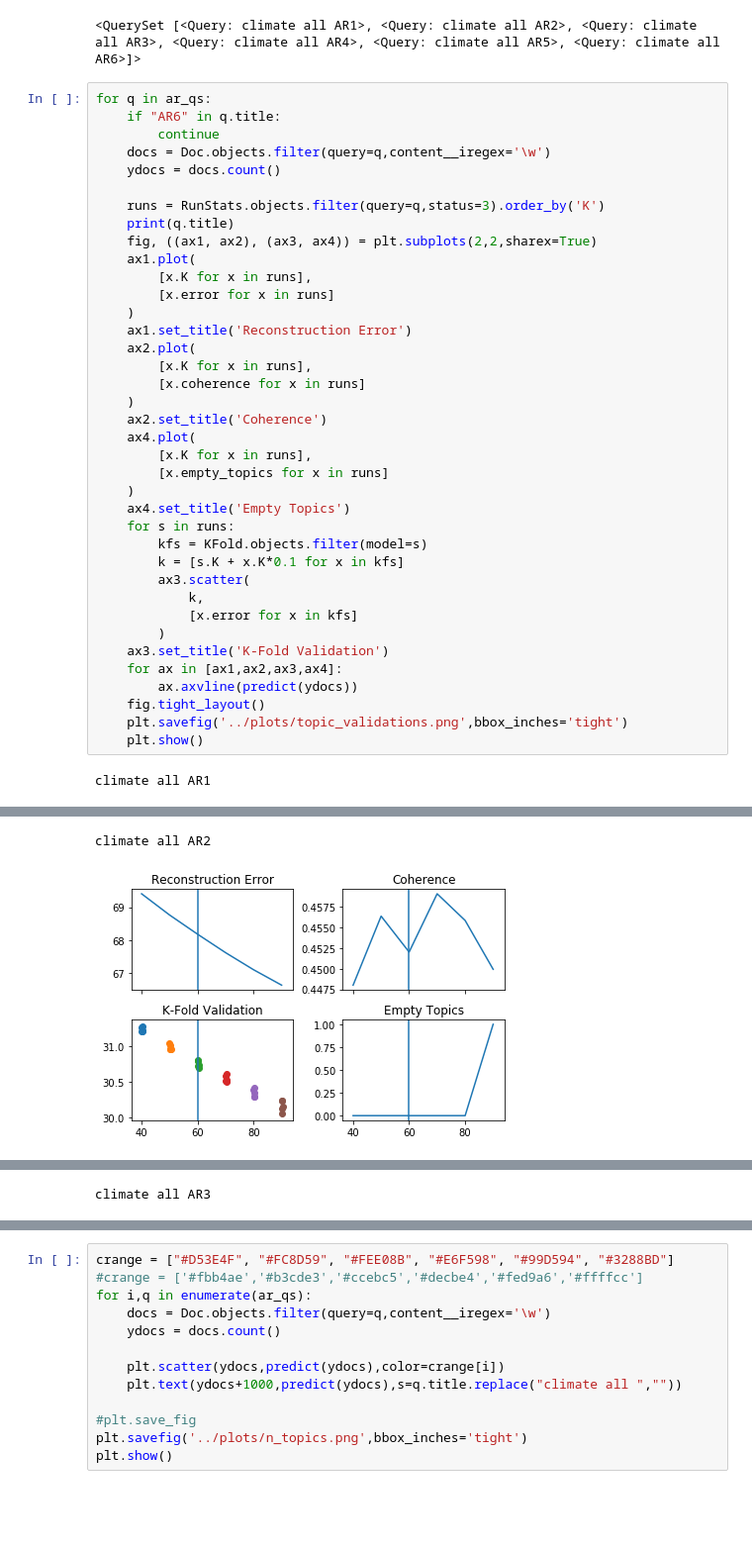
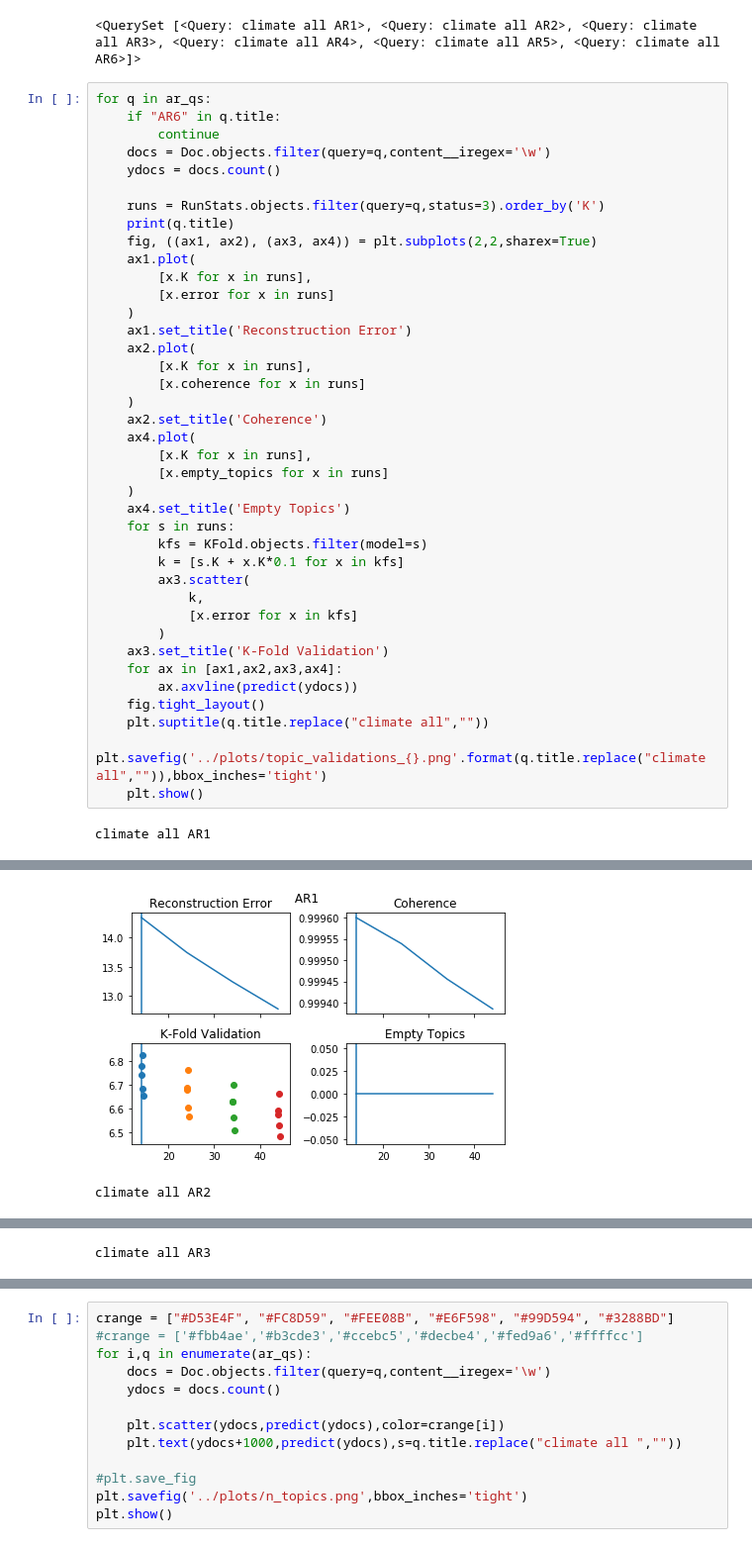
Before and after one commit to mcallaghan/cc-topography, a Jupyter notebook: code/Model_validation.ipynb, the cells around one changed output, grey strips where cells are left out. Shown: that part at 99% size. Cells and saved outputs as stored; diff of their text form; blank space fills up the shorter version.

Commit message:
each AR validation

```diff
--- a/code/Model_validation.ipynb
+++ b/code/Model_validation.ipynb
@@ -125,7 +125,8 @@ for q in ar_qs:
     for ax in [ax1,ax2,ax3,ax4]:
         ax.axvline(predict(ydocs))
     fig.tight_layout()
-    plt.savefig('../plots/topic_validations.png',bbox_inches='tight')
+    plt.suptitle(q.title.replace("climate all",""))
+    plt.savefig('../plots/topic_validations_{}.png'.format(q.title.replace("climate all","")),bbox_inches='tight')
     plt.show()
 # %% [output]
 climate all AR1
@@ -133,2 +136,2 @@ climate all AR1
+[figure, new version]
 climate all AR2
-[figure, old version]
```
Also changed, not shown: parts of 1 cell of this notebook, 5 other files.
